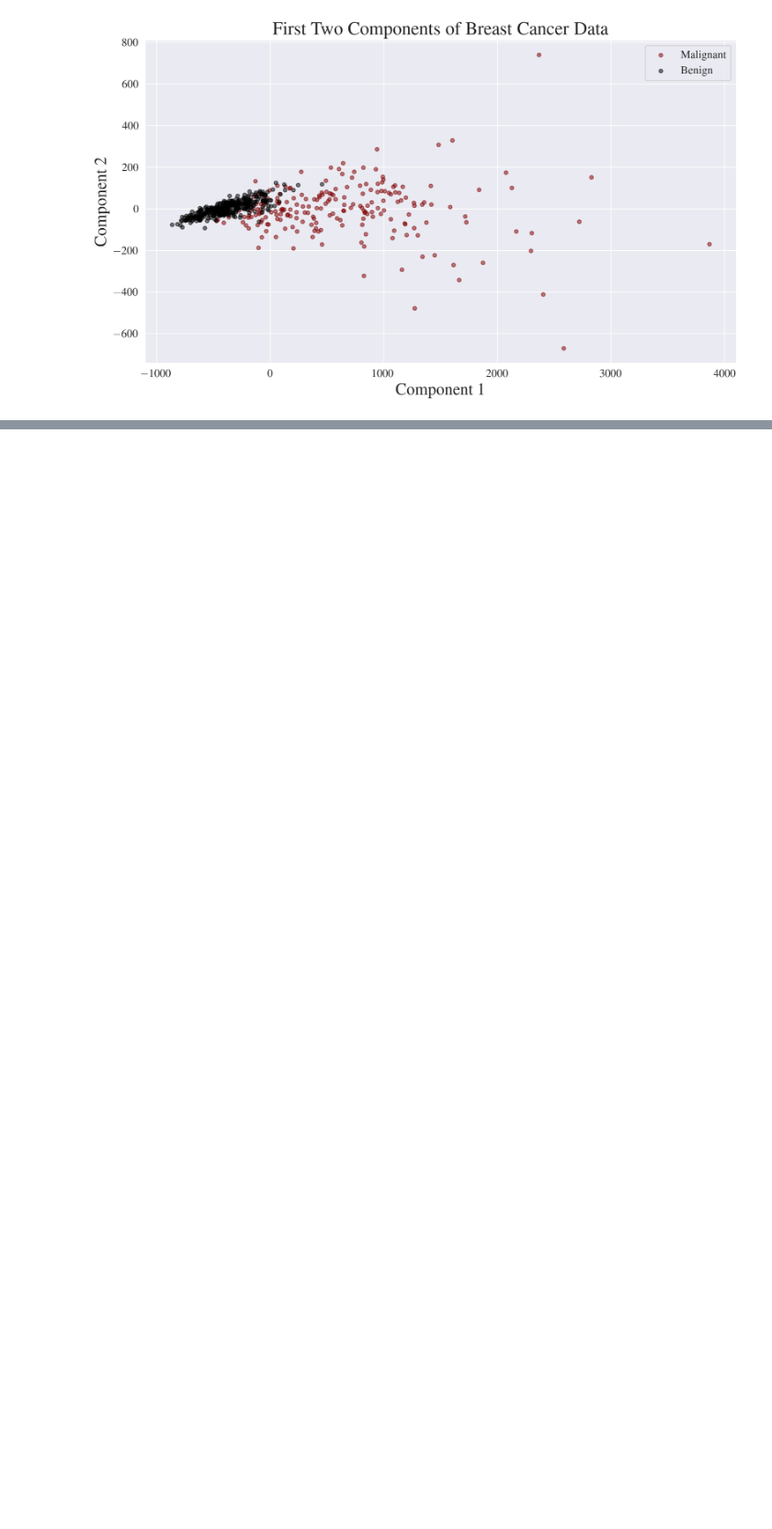
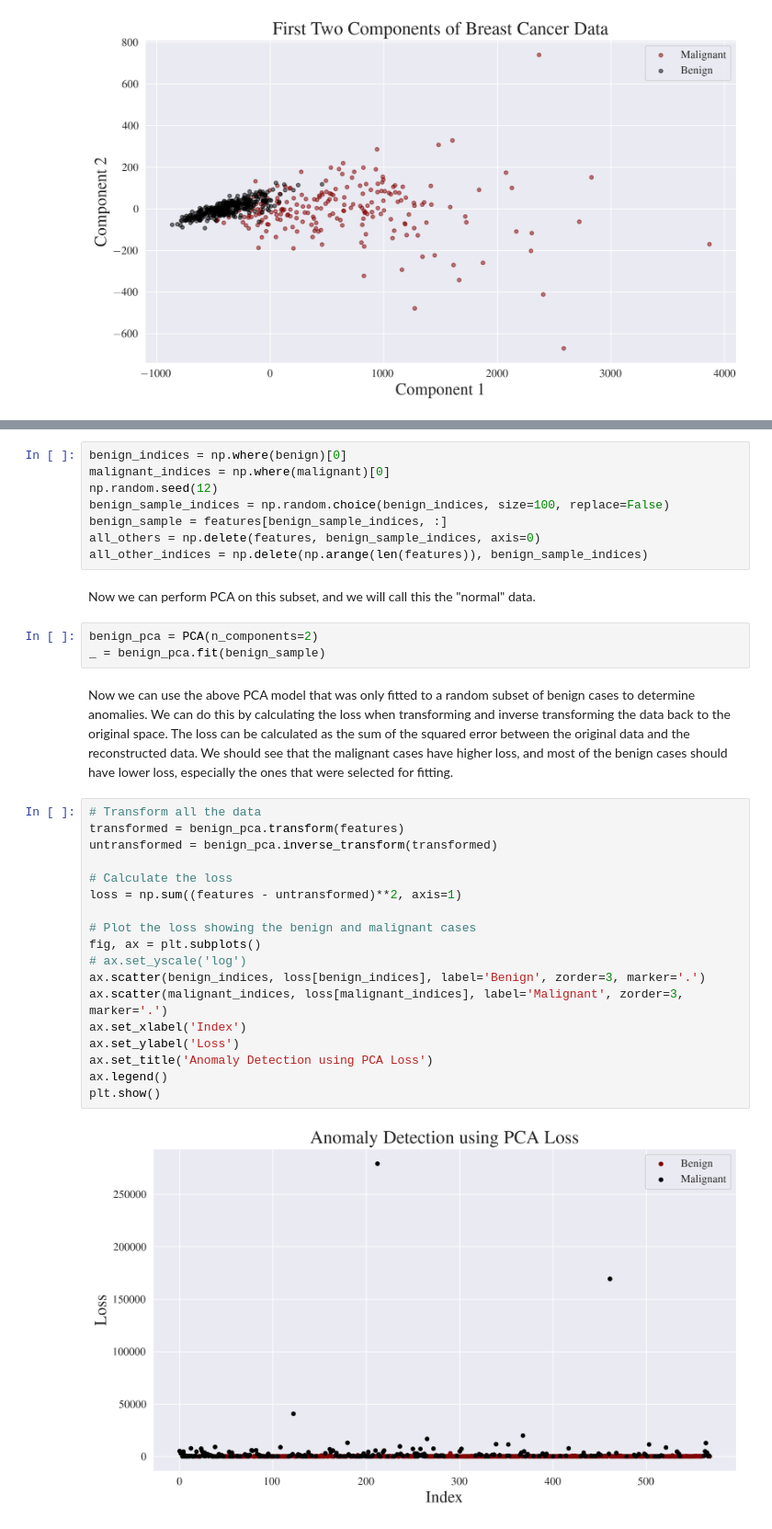
Before and after one commit to gabemorris12/machine_learning, a Jupyter notebook: Homework 3/Machine Learning Homework 3.ipynb, the cells around one changed output, grey strips where cells are left out. Shown at 92% size. Saved outputs shown, nothing was run; the diff lists cells and outputs as text; blank space fills up the shorter version.

```diff
--- a/Homework 3/Machine Learning Homework 3.ipynb
+++ b/Homework 3/Machine Learning Homework 3.ipynb
@@ -124,0 +128,35 @@ Randomly select a subset containing 100 of the benign cases and perform PCA on t
+# %%
+benign_indices = np.where(benign)[0]
+malignant_indices = np.where(malignant)[0]
+np.random.seed(12)
+benign_sample_indices = np.random.choice(benign_indices, size=100, replace=False)
+benign_sample = features[benign_sample_indices, :]
+all_others = np.delete(features, benign_sample_indices, axis=0)
+all_other_indices = np.delete(np.arange(len(features)), benign_sample_indices)
+# %% [markdown]
+Now we can perform PCA on this subset, and we will call this the "normal" data.
+# %%
+benign_pca = PCA(n_components=2)
+_ = benign_pca.fit(benign_sample)
+# %% [markdown]
+Now we can use the above PCA model that was only fitted to a random subset of benign cases to determine anomalies. We can do this by calculating the loss when transforming and inverse transforming the data back to the original space. The loss can be calculated as the sum of the squared error between the original data and the reconstructed data. We should see that the malignant cases have higher loss, and most of the benign cases should have lower loss, especially the ones that were selected for fitting.
+# %%
+# Transform all the data
+transformed = benign_pca.transform(features)
+untransformed = benign_pca.inverse_transform(transformed)
+
+# Calculate the loss
+loss = np.sum((features - untransformed)**2, axis=1)
+
+# Plot the loss showing the benign and malignant cases
+fig, ax = plt.subplots()
+# ax.set_yscale('log')
+ax.scatter(benign_indices, loss[benign_indices], label='Benign', zorder=3, marker='.')
+ax.scatter(malignant_indices, loss[malignant_indices], label='Malignant', zorder=3, marker='.')
+ax.set_xlabel('Index')
+ax.set_ylabel('Loss')
+ax.set_title('Anomaly Detection using PCA Loss')
+ax.legend()
+plt.show()
+# %% [output]
+[figure, added]
```
Also changed, not shown: parts of 12 cells of this notebook, 1 other file.
